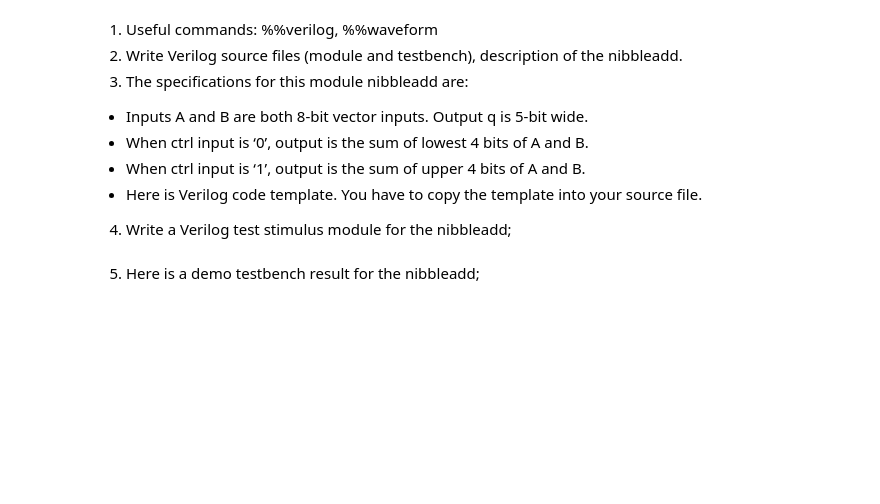
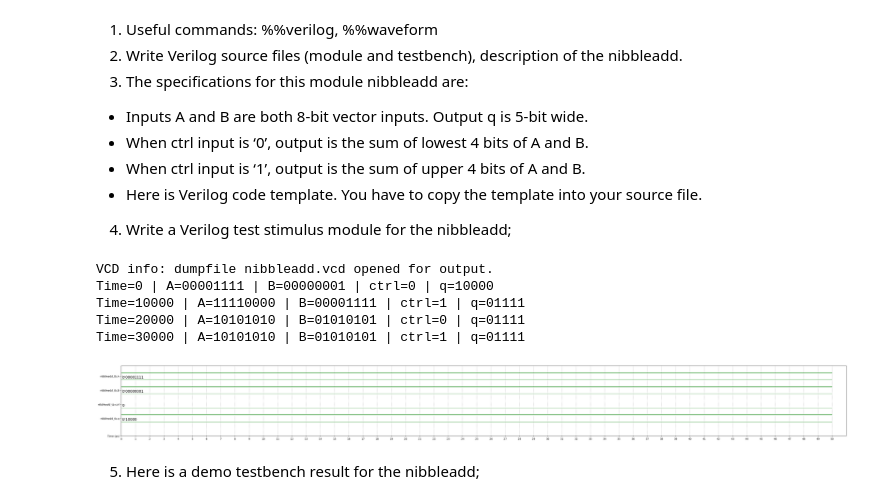
Before and after one commit to bianseren/Digital_System_Lab, a Jupyter notebook: VerilogGitHomework.ipynb, the cells around one changed output. Saved outputs shown, nothing was run; the diff lists cells and outputs as text; code cells hidden in the pictures; blank space fills up the shorter version.

```diff
--- a/VerilogGitHomework.ipynb
+++ b/VerilogGitHomework.ipynb
@@ -229,3 +318,70 @@ endmodule
+# %%
+%%verilog
+
+//!DO NOT MODIFY MODULE NAME AND PORT NAME!
+module nibbleadd(
+    input [7:0]A,
+    input [7:0]B,
+    input ctrl,
+    output reg [4:0]q
+);
+
+
+always @(*) begin
+    case (ctrl)
+        1'b0: q = A[3:0] + B[3:0]; // Sum of lower 4 bits
+        1'b1: q = A[7:4] + B[7:4]; // Sum of upper 4 bits
+        default: q = 5'b00000;
+    endcase
+end
+
+endmodule
+
+`timescale 1ns/1ps
+
+module nibbleadd_tb;
+    reg [7:0] A, B;
+    reg ctrl;
+    wire [4:0] q;
+
+    // Instantiate the nibbleadd module
+    nibbleadd uut (
+        .A(A), .B(B), .ctrl(ctrl), .q(q)
+    );
+
+    // Test sequence
+    initial begin
+        // Enable waveform dumping
+        $dumpfile("nibbleadd.vcd");
+        $dumpvars(0, nibbleadd_tb);
+
+        $monitor("Time=%0t | A=%b | B=%b | ctrl=%b | q=%b",
+                 $time, A, B, ctrl, q);
+
+        // Test Cases
+        A = 8'b00001111; B = 8'b00000001; ctrl = 0; #10;  // 0+1, expect q = 5'b00010
+        A = 8'b11110000; B = 8'b00001111; ctrl = 1; #10;  // 15+0, expect q = 5'b01111
+        A = 8'b10101010; B = 8'b01010101; ctrl = 0; #10;  // Lower nibble sum
+        A = 8'b10101010; B = 8'b01010101; ctrl = 1; #10;  // Upper nibble sum
+
+        $finish;
+    end
+endmodule
+# %% [output]
+VCD info: dumpfile nibbleadd.vcd opened for output.
+Time=0 | A=00001111 | B=00000001 | ctrl=0 | q=10000
+Time=10000 | A=11110000 | B=00001111 | ctrl=1 | q=01111
+Time=20000 | A=10101010 | B=01010101 | ctrl=0 | q=01111
+Time=30000 | A=10101010 | B=01010101 | ctrl=1 | q=01111
+# %%
+%%waveform nibbleadd.vcd
+
+sign_list = ['nibbleadd_tb.A', 'nibbleadd_tb.B', 'nibbleadd_tb.ctrl', 'nibbleadd_tb.q']
+time_begin = 0
+time_end = 50
+base = 'bin' # bin, dec, dec2, hex, octal
+# %% [output]
+[figure, added]
 # %% [markdown]
 5. Here is a demo testbench result for the nibbleadd;
 # %% [markdown]
```
Also changed, not shown: parts of 11 cells of this notebook.
